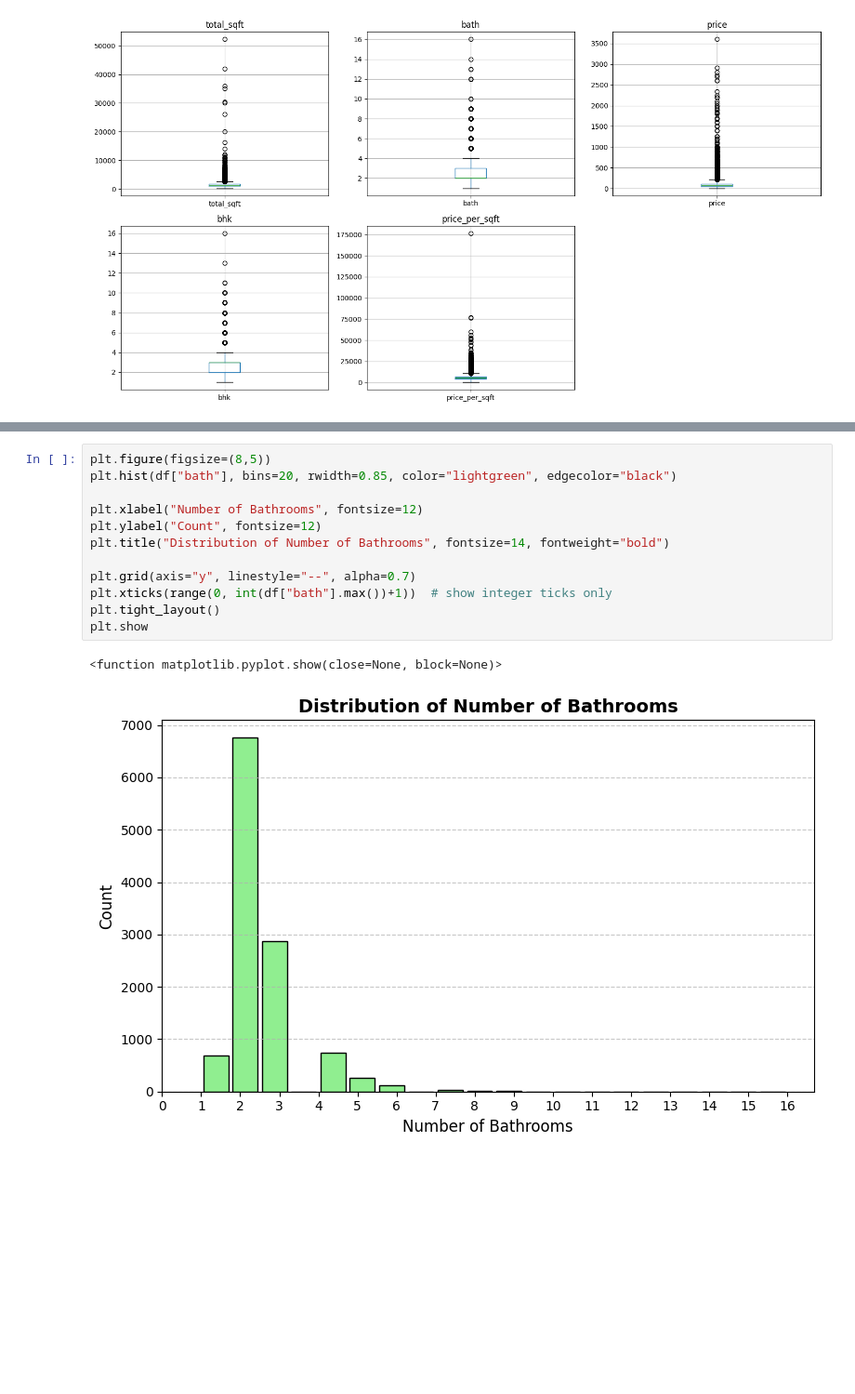
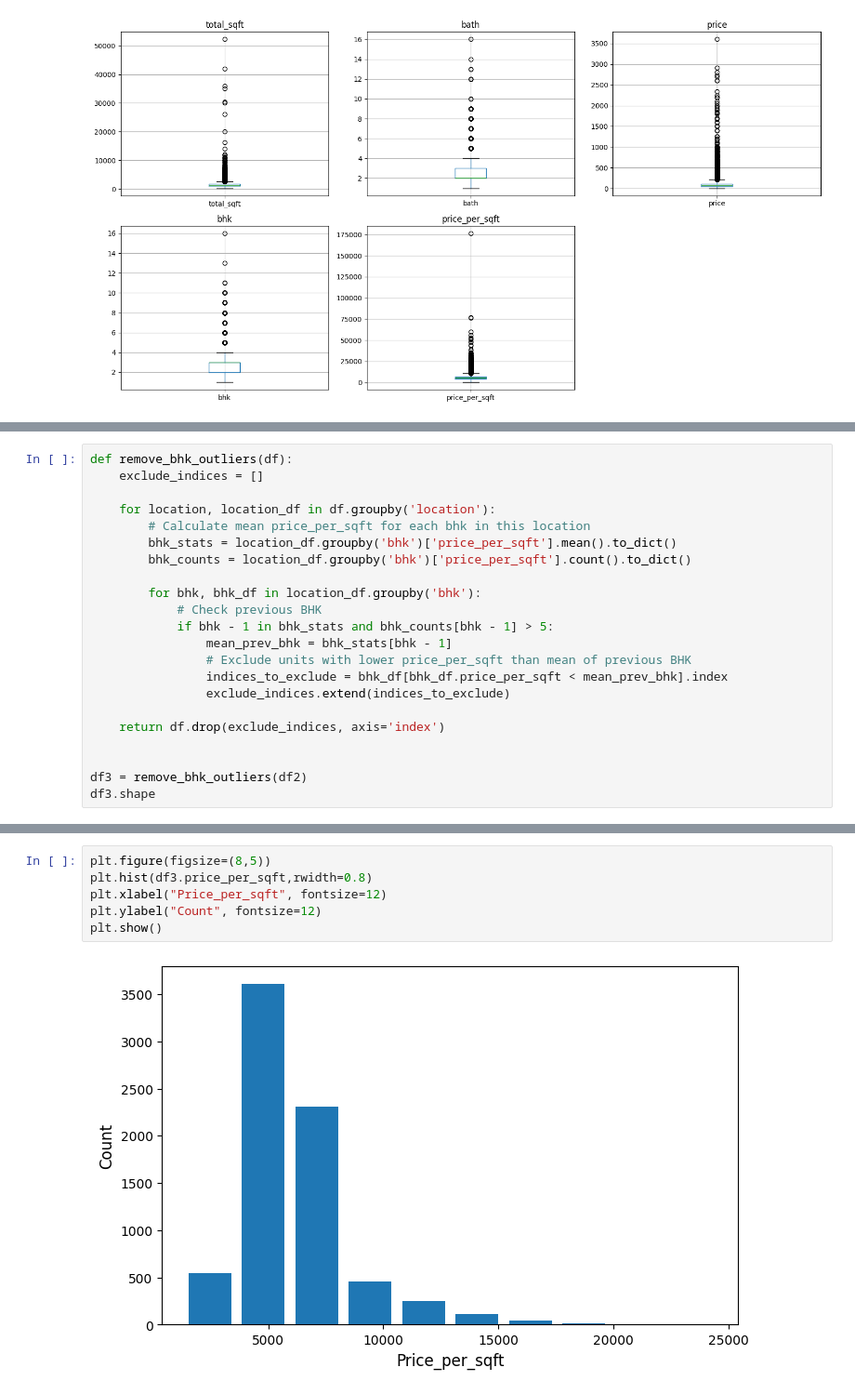
Before and after one commit to Its-Vikas-xd/Machine-Learning, a Jupyter notebook: Project/Real_Estate_price.ipynb, the cells around one changed output, grey strips where cells are left out. Shown at 93% size. Drawn from its saved outputs; the diff is of its cells as text; blank space fills up the shorter version.

```diff
--- a/Project/Real_Estate_price.ipynb
+++ b/Project/Real_Estate_price.ipynb
@@ -318,0 +329,22 @@ array([ 3.,  4.,  2.,  5.,  1.,  6.,  8.,  7.,  9., 12., 16., 13.])
+# %%
+def remove_bhk_outliers(df):
+    exclude_indices = []
+
+    for location, location_df in df.groupby('location'):
+        # Calculate mean price_per_sqft for each bhk in this location
+        bhk_stats = location_df.groupby('bhk')['price_per_sqft'].mean().to_dict()
+        bhk_counts = location_df.groupby('bhk')['price_per_sqft'].count().to_dict()
+
+        for bhk, bhk_df in location_df.groupby('bhk'):
+            # Check previous BHK
+            if bhk - 1 in bhk_stats and bhk_counts[bhk - 1] > 5:
+                mean_prev_bhk = bhk_stats[bhk - 1]
+                # Exclude units with lower price_per_sqft than mean of previous BHK
+                indices_to_exclude = bhk_df[bhk_df.price_per_sqft < mean_prev_bhk].index
+                exclude_indices.extend(indices_to_exclude)
+
+    return df.drop(exclude_indices, axis='index')
+
+
+df3 = remove_bhk_outliers(df2)
+df3.shape
@@ -319,15 +370,8 @@ array([ 3.,  4.,  2.,  5.,  1.,  6.,  8.,  7.,  9., 12., 16., 13.])
 # %%
 plt.figure(figsize=(8,5))
-plt.hist(df["bath"], bins=20, rwidth=0.85, color="lightgreen", edgecolor="black")
-
-plt.xlabel("Number of Bathrooms", fontsize=12)
+plt.hist(df3.price_per_sqft,rwidth=0.8)
+plt.xlabel("Price_per_sqft", fontsize=12)
 plt.ylabel("Count", fontsize=12)
-plt.title("Distribution of Number of Bathrooms", fontsize=14, fontweight="bold")
-
-plt.grid(axis="y", linestyle="--", alpha=0.7)
-plt.xticks(range(0, int(df["bath"].max())+1))  # show integer ticks only
-plt.tight_layout()
-plt.show
+plt.show()
 # %% [output]
-<function matplotlib.pyplot.show(close=None, block=None)>
-[figure, old version]
+[figure, new version]
```
Also changed, not shown: parts of 26 cells of this notebook.
